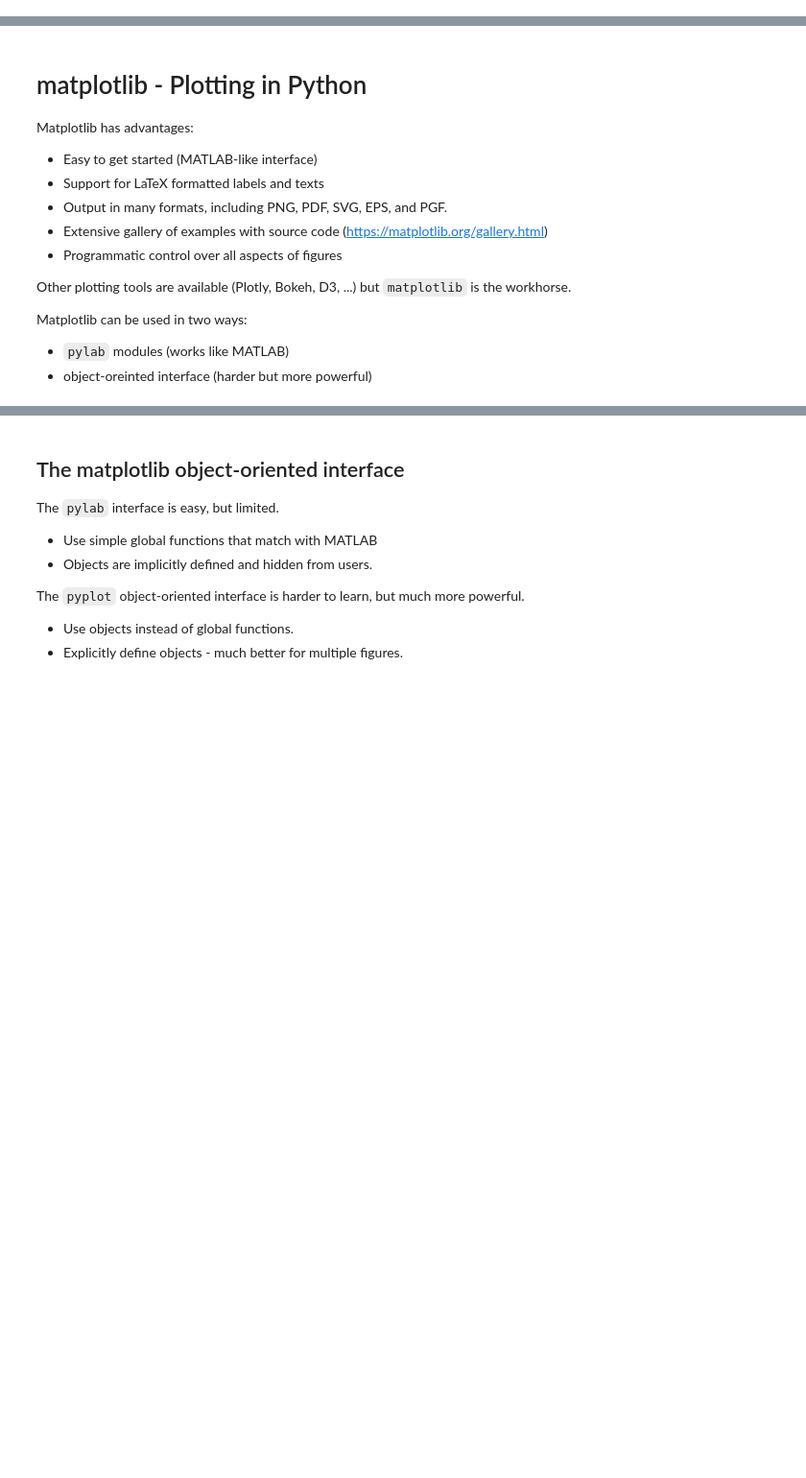
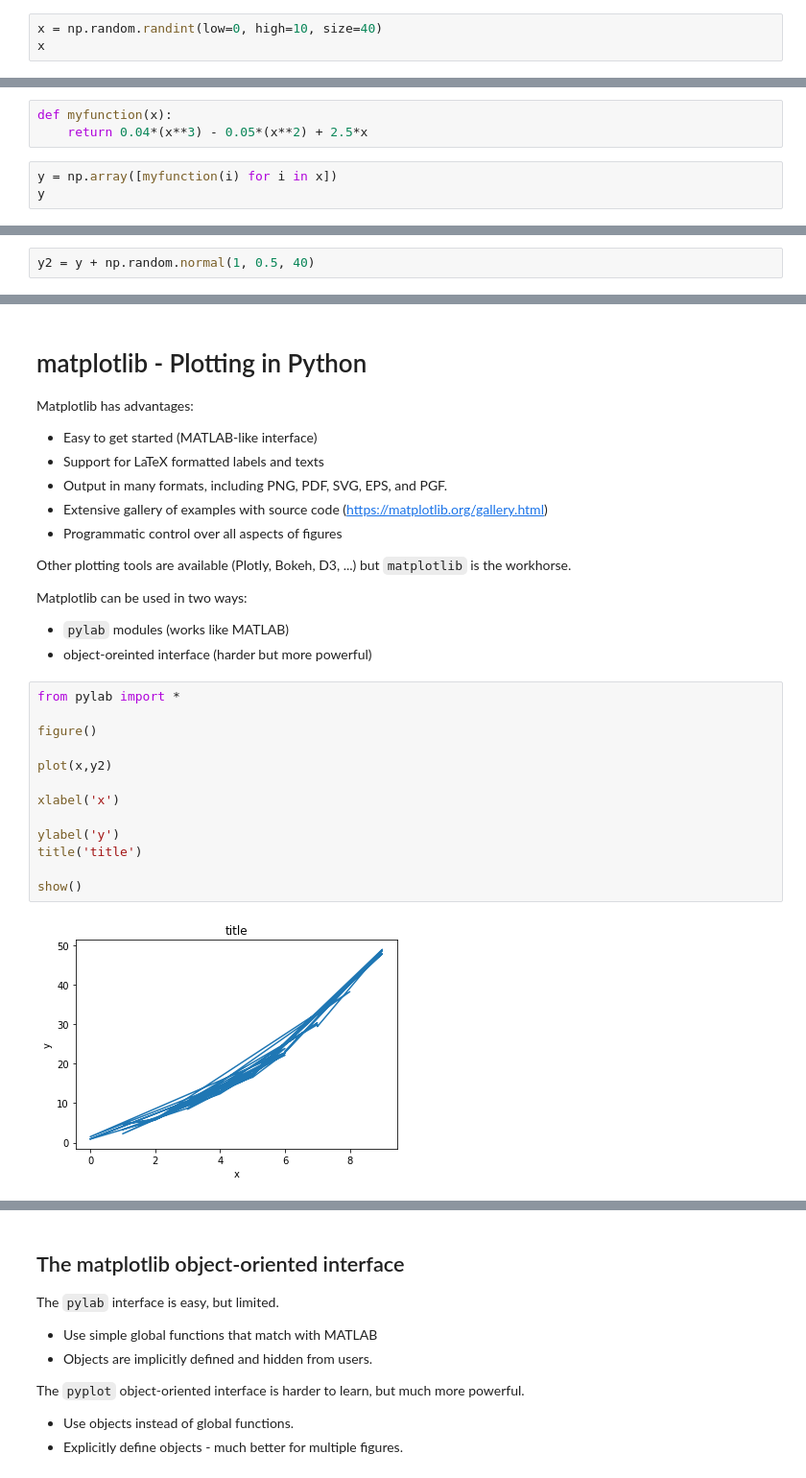
Before and after one commit to GT-IDEaS/Bootcamp2019, a Jupyter notebook: Day02/Afternoon_Session1.ipynb, the cells around one changed output, grey strips where cells are left out. Shown at 96% size. Drawn from its saved outputs; the diff is of its cells as text; blank space fills up the shorter version.

```diff
--- a/Day02/Afternoon_Session1.ipynb
+++ b/Day02/Afternoon_Session1.ipynb
@@ -50,3 +82,6 @@ ax = b
 Make two arrays (x and y.) The first is a linear spacing of 40 numbers between 0 and 10. The second, y, evaluates the equation below. Then add normally distributed noise to it that has a mean of 1 and a standard deviation of 0.5 We'll use this for plotting in the next section.
 
 $y = 0.04x^3 - 0.5x^2 + 2.5x$
+# %%
+x = np.random.randint(low=0, high=10, size=40)
+x
@@ -52,0 +91,6 @@ $y = 0.04x^3 - 0.5x^2 + 2.5x$
+# %%
+def myfunction(x):
+    return 0.04*(x**3) - 0.05*(x**2) + 2.5*x
+# %%
+y = np.array([myfunction(i) for i in x])
+y
@@ -52,0 +106,2 @@ $y = 0.04x^3 - 0.5x^2 + 2.5x$
+# %%
+y2 = y + np.random.normal(1, 0.5, 40)
@@ -68,3 +169,18 @@ Matplotlib can be used in two ways:
 
 * `pylab` modules (works like MATLAB)
 * object-oreinted interface (harder but more powerful)
+# %%
+from pylab import *
+
+figure()
+
+plot(x,y2)
+
+xlabel('x')
+
+ylabel('y')
+title('title')
+
+show()
+# %% [output]
+[figure, added]
```
Also changed, not shown: parts of 17 cells of this notebook, 2 other files.
